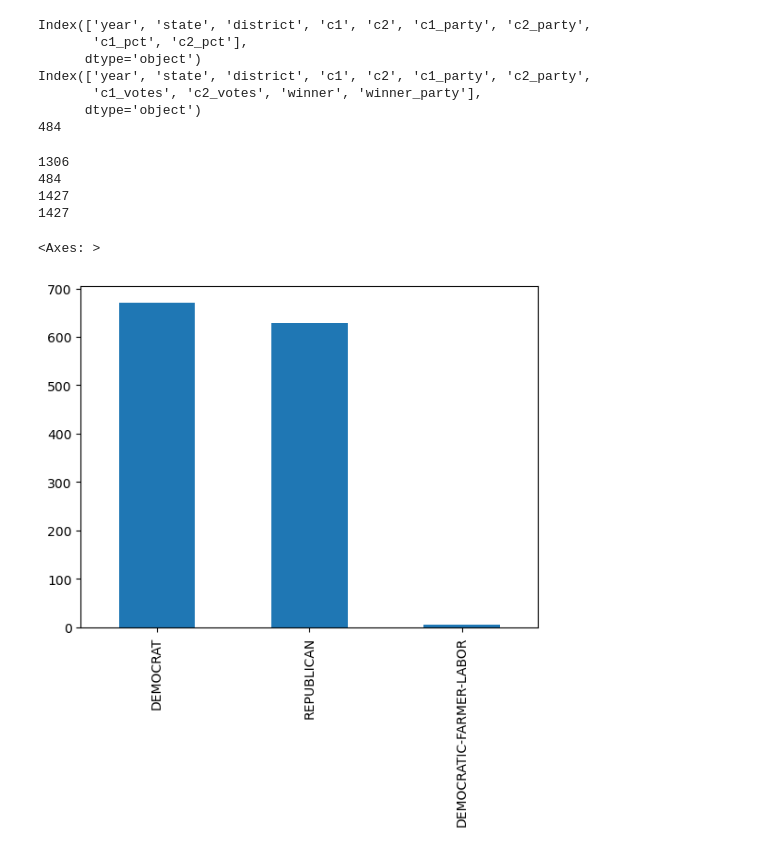
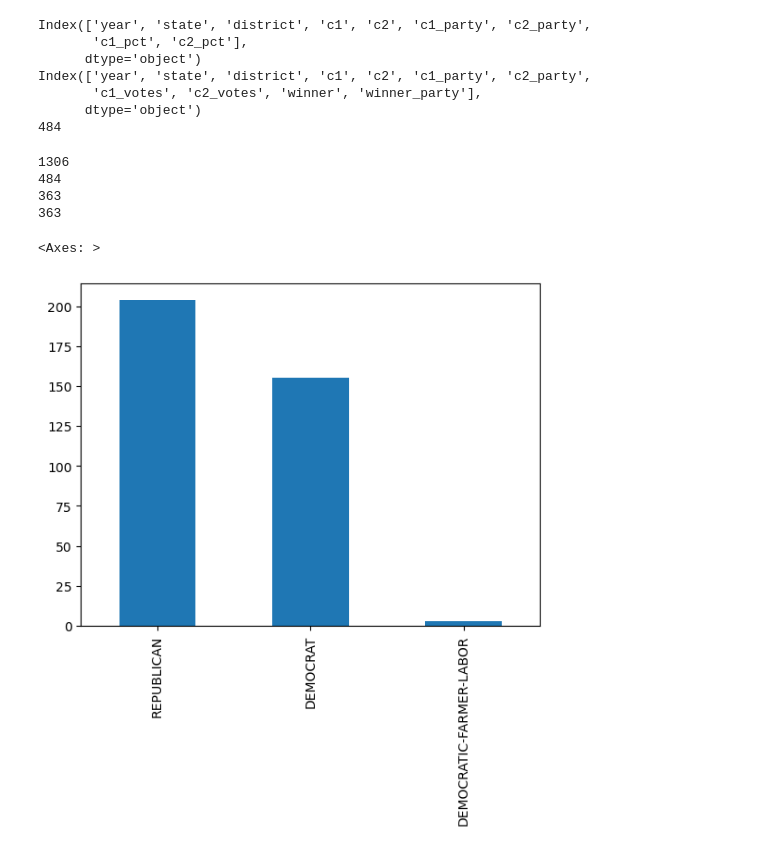
Before and after one commit to rystm01/CPSC322-FinalProject, a Jupyter notebook: clean.ipynb, the cells around one changed output. Drawn from its saved outputs; the diff is of its cells as text; code cells hidden in the pictures.

```diff
--- a/clean.ipynb
+++ b/clean.ipynb
@@ -195,34 +204,34 @@ Index(['year', 'state', 'district', 'c1', 'c2', 'c1_party', 'c2_party',
 print(len(election_df))
 print(len(poll_df))
 # print(polls.columns)
 polls_key = polls[['state', 'seat_number', 'cycle']]
 
 # print(len(set(zip(polls['state'], polls['seat_number'], polls['cycle']))))
-joined_df = pd.merge(election_df, poll_df, on=['year', 'state', 'district'], how = 'outer')
+joined_df = pd.merge(election_df, poll_df, on=['year', 'state', 'district'], how = 'inner')
 
 
 
 print(len(joined_df.values))
 
 # joined_df[['winner_party']] = joined_df[['winner_party']].apply(lambda col:pd.Categorical(col).codes)
 
 # joined_df['winner_party'].map("DEMOCRAT", 0)
 # joined_df['winner_party'].map("REPUBLICAN", 1)
 
 
 
 
 print(len(set(zip(joined_df['state'], joined_df['year'], joined_df['district']))))
 
 joined_df.to_csv('data/joined_polls_elections_outer.csv', index=False)
 
 
 
 joined_df['winner_party'].value_counts().plot(kind='bar')
 # %% [output]
 1306
 484
-1427
-1427
+363
+363
 <Axes: >
-[figure, old version]
+[figure, new version]
```
Also changed, not shown: parts of 1 cell of this notebook, 2 other files.
